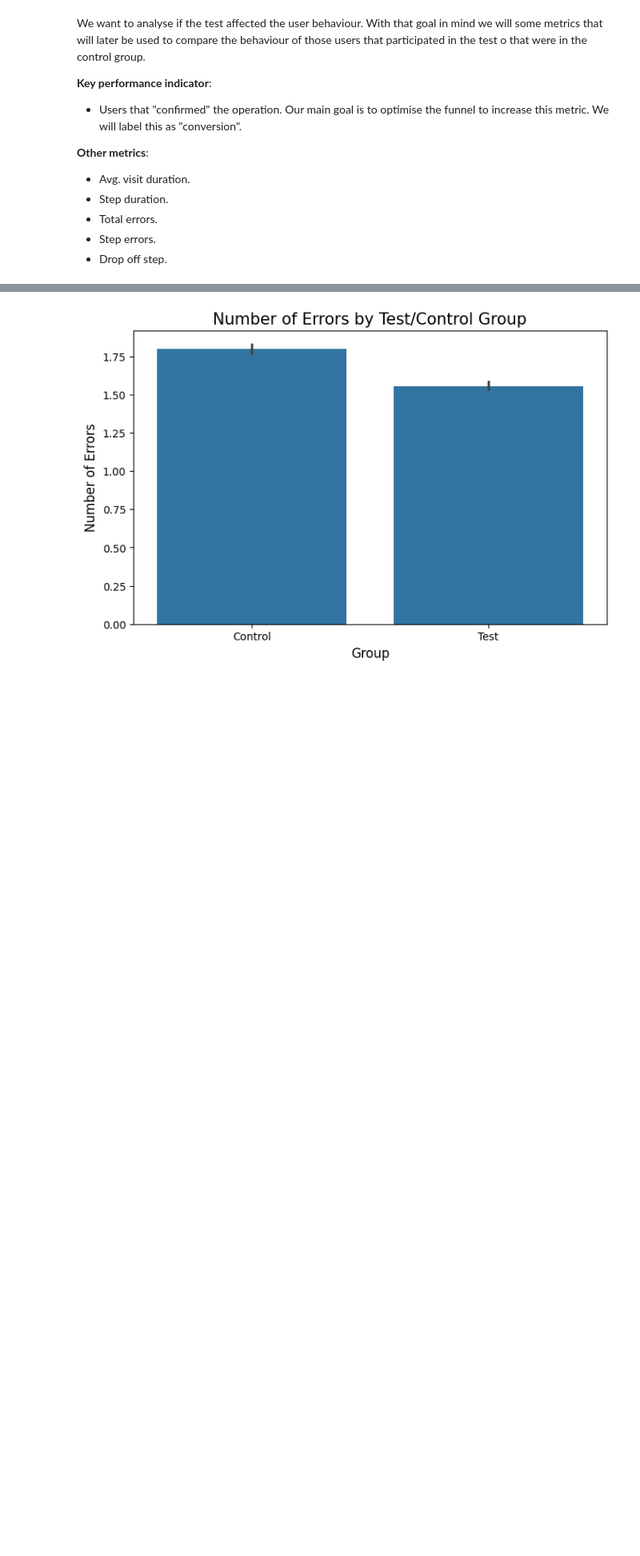
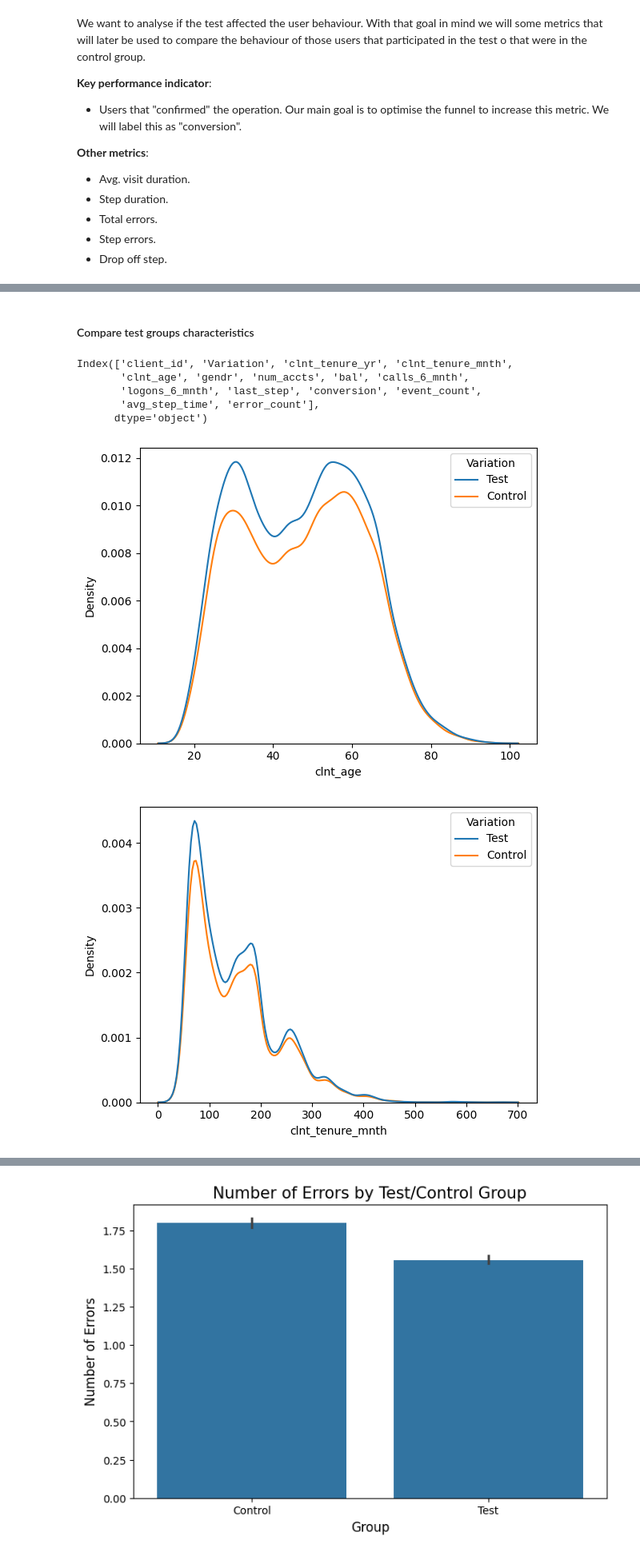
Before and after one commit to almudenamcastro/ironhack-w5-EDA, a Jupyter notebook: notebooks/main.ipynb, the cells around one changed output, grey strips where cells are left out. Shown at 80% size. Cells and saved outputs as stored; diff of their text form; code cells hidden in the pictures; blank space fills up the shorter version.

Commit message:
add tests

```diff
--- a/notebooks/main.ipynb
+++ b/notebooks/main.ipynb
@@ -408,6 +412,15 @@ test_metrics = pd.merge(test_metrics, events.groupby('client_id')['time_spent'].
 
 # get the number of errors (progress < 0) per client
 test_metrics = pd.merge(test_metrics, events[events['progress'] < 0].groupby('client_id').size().reset_index(name='error_count'), on='client_id', how='left')
+
+# get total conversions
+test_metrics = pd.merge(test_metrics, events[events['next_step']==4].groupby('client_id').size().reset_index(name='total_conversions'), on='client_id', how='left')
+
+# get nr of visits per user.
+test_metrics = pd.merge(test_metrics, events.groupby('client_id')['visit_id'].nunique().reset_index(name='total_visits'), on='client_id', how='left')
+
+# get total time spent per ser.
+test_metrics = pd.merge(test_metrics, events.groupby('client_id')['time_spent'].sum().reset_index(name='total_time_spent'), on='client_id', how='left')
 # %%
 # let's manage null values.
 
@@ -431,4 +447,7 @@ error_count         35084
 dtype: int64
 # %%
 # we have deteremined that null values in error_count correspond to users that didn't have any erros.
-test_metrics.error_count.fillna(0, inplace=True)
+test_metrics.error_count = test_metrics.error_count.fillna(0)
+
+# the null values for total conversion also indicate that the user didn't make any purchase.
+test_metrics.total_conversions = test_metrics.total_conversions.fillna(0)
@@ -464,7 +453,0 @@ len(test_metrics)
-# %%
-#let's find null values
-test_metrics.isnull().sum()
-
-#these values indicate that the user didn't spend time on the steps. Let's replace them with 0.
-test_metrics.fillna(0, inplace=True)
-test_metrics.head()
@@ -499,0 +454,13 @@ dtype: int64
+# %%
+# Let's check the null values in the 'avg_step_time' column.
+test_metrics[test_metrics.avg_step_time.isnull()]['last_step'].value_counts()
+
+# these values indicate that the user didn't have any other events in during the same visit.
+# this could be a sign of two different phenomena:
+# - if the user landed directly on the confirm page, this could mean that they are using an API to submit the form.
+# - if the user landed on step 1 and didn't move any further, this could indicate a high bouce rate.
+
+# we will remove the values that indicate the use of an API.
+test_metrics = test_metrics[(~(test_metrics.avg_step_time.isnull()) | (test_metrics['last_step'] == 0))]
+
+# We will leave the rest of the nan values for now to calculate the bouce rate.
@@ -499,0 +483,22 @@ dtype: int64
+# %% [markdown]
+#### Compare test groups characteristics
+# %%
+test_metrics.columns
+# %% [output]
+Index(['client_id', 'Variation', 'clnt_tenure_yr', 'clnt_tenure_mnth',
+       'clnt_age', 'gendr', 'num_accts', 'bal', 'calls_6_mnth',
+       'logons_6_mnth', 'last_step', 'conversion', 'event_count',
+       'avg_step_time', 'error_count'],
+      dtype='object')
+# %%
+
+# let's take a look at the distributions for each group:
+import seaborn as sns
+for col in ['clnt_age', 'clnt_tenure_mnth', 'bal', 'num_accts', 'calls_6_mnth', 'logons_6_mnth']:
+    sns.kdeplot(test_metrics, x=col, hue = 'Variation')
+    plt.show()
+
+# all the distributions look equivalent for both groups.
+# %% [output]
+[figure, added]
+[figure, added]
```
Also changed, not shown: parts of 23 cells of this notebook.
